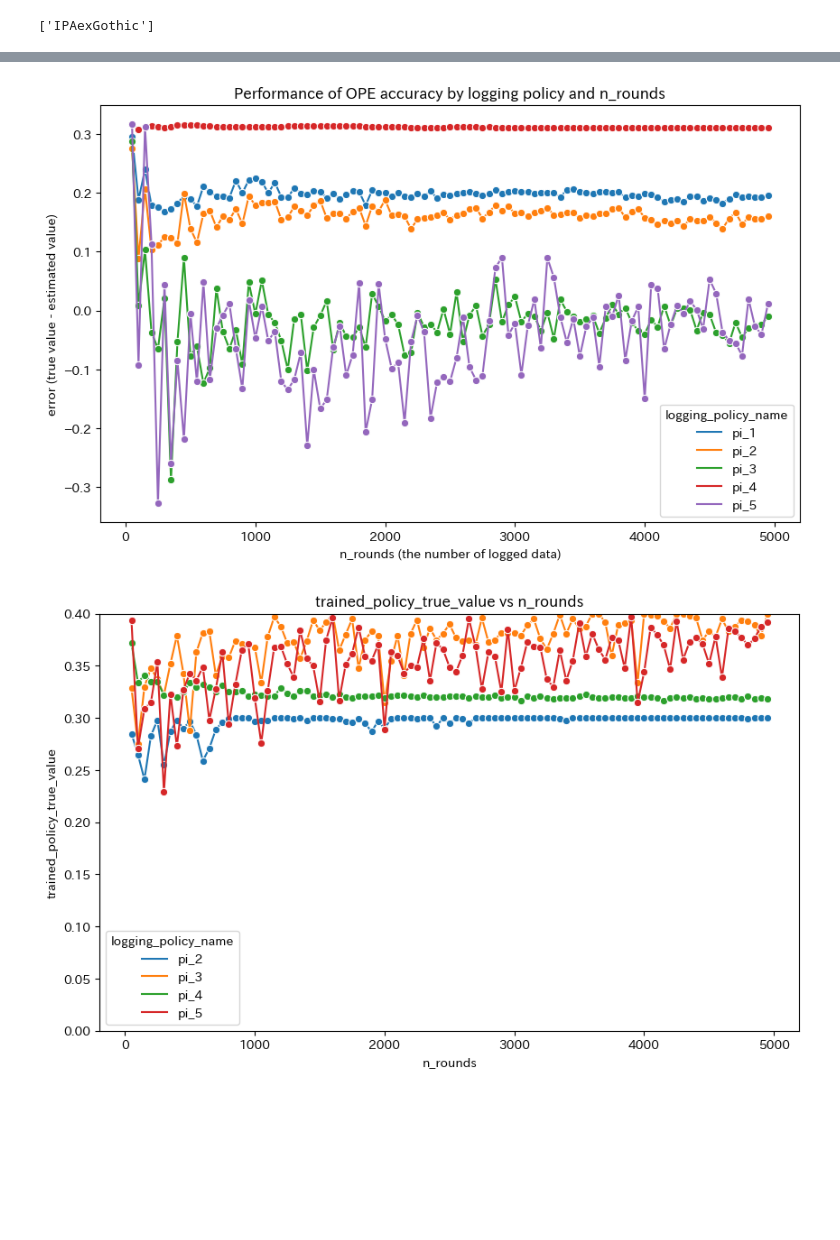
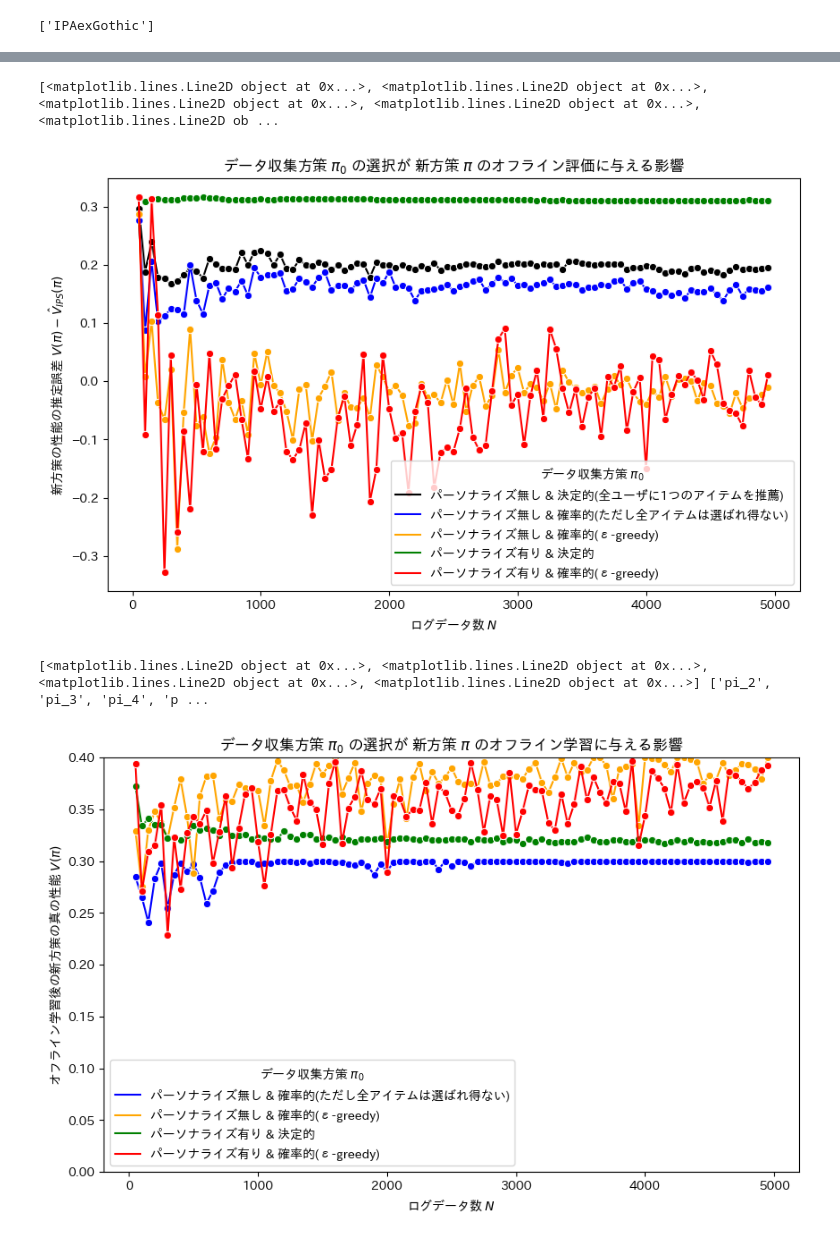
Before and after one commit to morinota/recommender-experiments, a Jupyter notebook: src/recommender_experiments/app/logging_policy_experiment/analyze.ipynb, the cells around one changed output, grey strips where cells are left out. Saved outputs shown, nothing was run; the diff lists cells and outputs as text; code cells hidden in the pictures; blank space fills up the shorter version.

```diff
--- a/src/recommender_experiments/app/logging_policy_experiment/analyze.ipynb
+++ b/src/recommender_experiments/app/logging_policy_experiment/analyze.ipynb
@@ -36,6 +36,22 @@ class OPLResult(DataFrameSchema):
     logging_policy_name: str
     n_rounds: int
     trained_policy_true_value: float
+
+
+POLICY_NAME_MAP = {
+    "pi_1": "パーソナライズ無し & 決定的(全ユーザに1つのアイテムを推薦)",
+    "pi_2": "パーソナライズ無し & 確率的(ただし全アイテムは選ばれ得ない)",
+    "pi_3": "パーソナライズ無し & 確率的(ε-greedy)",
+    "pi_4": "パーソナライズ有り & 決定的",
+    "pi_5": "パーソナライズ有り & 確率的(ε-greedy)",
+}
+COLOR_MAP = {
+    "pi_1": "black",
+    "pi_2": "blue",
+    "pi_3": "orange",
+    "pi_4": "green",
+    "pi_5": "red",
+}
 # %% [output]
 ['IPAexGothic']
 # %%
@@ -64,36 +80,61 @@ shape: (495, 7)
 └─────────────────────┴──────────┴───────────────────────────┘
 # %%
 plt.figure(figsize=(10, 6))
-sns.lineplot(
+ax = sns.lineplot(
     data=ope_result_df.to_pandas(),
     x="n_rounds",
     y="ips_error",
     hue="logging_policy_name",
     marker="o",
+    palette=COLOR_MAP,
 )
-plt.xlabel("n_rounds (the number of logged data)")
-plt.ylabel("error (true value - estimated value)")
-plt.title("Performance of OPE accuracy by logging policy and n_rounds")
-plt.legend(title="logging_policy_name")
+plt.xlabel(r"ログデータ数 $N$")
+plt.ylabel(r"新方策の性能の推定誤差 $V(\pi) - \hat{V}_{IPS}(\pi)$")
+# plt.title("Performance of OPE accuracy by logging policy and n_rounds")
+plt.title(
+    r"データ収集方策 $\pi_{0}$ の選択が 新方策 $\pi$ のオフライン評価に与える影響"
+)
+# 凡例の整備
+handles, labels = ax.get_legend_handles_labels()
+print(handles, labels)
+plt.legend(
+    handles,
+    [POLICY_NAME_MAP[label] for label in labels],
+    title=r"データ収集方策 $\pi_{0}$",
+)
 plt.show()
 # %% [output]
+[<matplotlib.lines.Line2D object at 0x...>, <matplotlib.lines.Line2D object at 0x...>, <matplotlib.lines.Line2D object at 0x...>, <matplotlib.lines.Line2D object at 0x...>, <matplotlib.lines.Line2D ob ...
-[figure, old version]
+[figure, new version]
 # %%
 # グラフの描画
 plt.figure(figsize=(10, 6))
-sns.lineplot(
+ax = sns.lineplot(
     data=opl_result_df.to_pandas(),
     x="n_rounds",
     y="trained_policy_true_value",
     hue="logging_policy_name",
     marker="o",
+    palette=COLOR_MAP,
 )
 # plt.xscale("log")
-plt.xlabel("n_rounds")
-plt.ylabel("trained_policy_true_value")
+plt.xlabel(r"ログデータ数 $N$")
+plt.ylabel(r"オフライン学習後の新方策の真の性能 $V(\pi)$")
 plt.ylim(0.0, 0.4)
-plt.title("trained_policy_true_value vs n_rounds")
-plt.legend(title="logging_policy_name")
+plt.title(
+    r"データ収集方策 $\pi_{0}$ の選択が 新方策 $\pi$ のオフライン学習に与える影響"
+)
+
+# 凡例の整備
+handles, labels = ax.get_legend_handles_labels()
+print(handles, labels)
+plt.legend(
+    handles,
+    [POLICY_NAME_MAP[label] for label in labels],
+    title=r"データ収集方策 $\pi_{0}$",
+)
+
 plt.show()
 # %% [output]
+[<matplotlib.lines.Line2D object at 0x...>, <matplotlib.lines.Line2D object at 0x...>, <matplotlib.lines.Line2D object at 0x...>, <matplotlib.lines.Line2D object at 0x...>] ['pi_2', 'pi_3', 'pi_4', 'p ...
-[figure, old version]
+[figure, new version]
```
